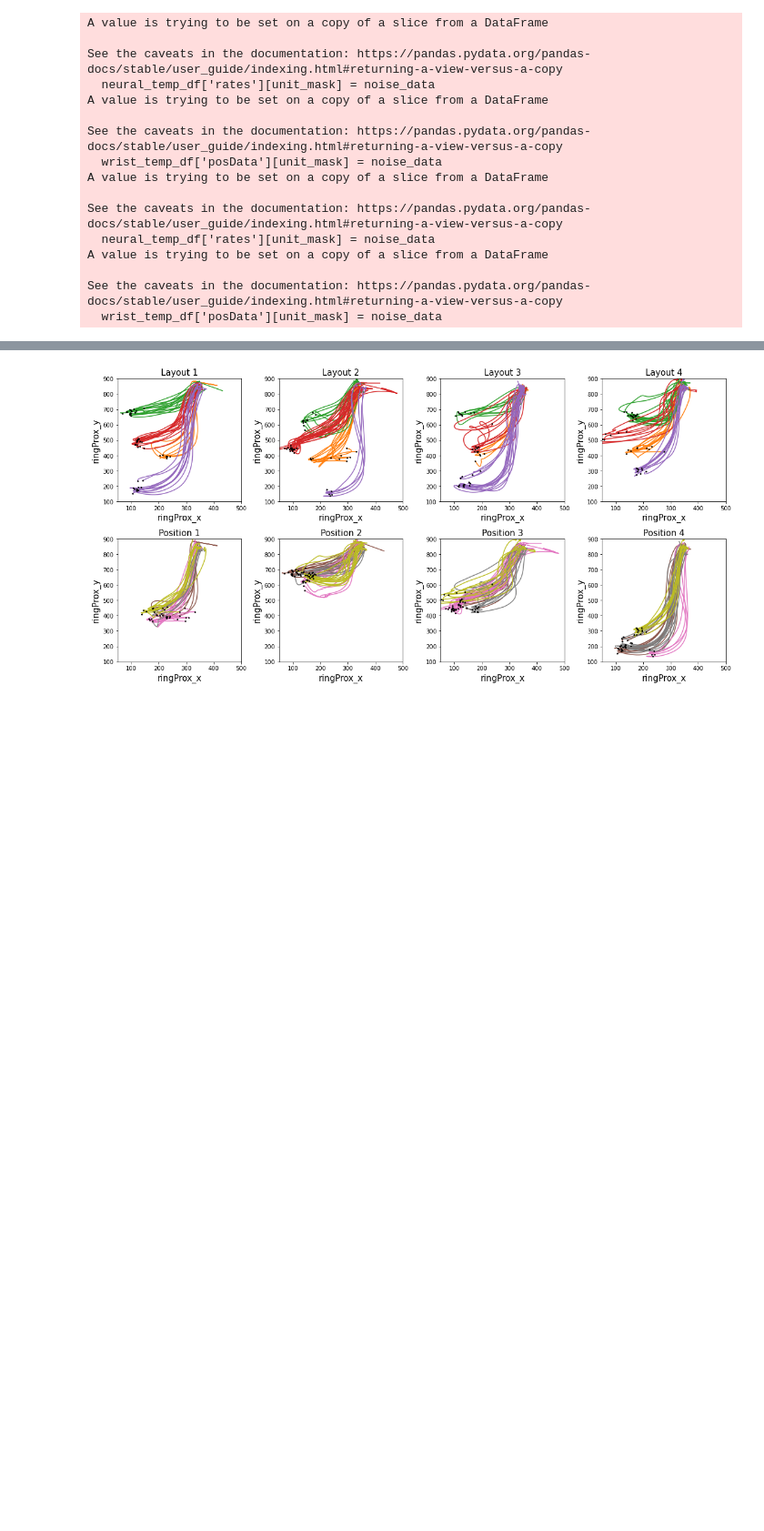
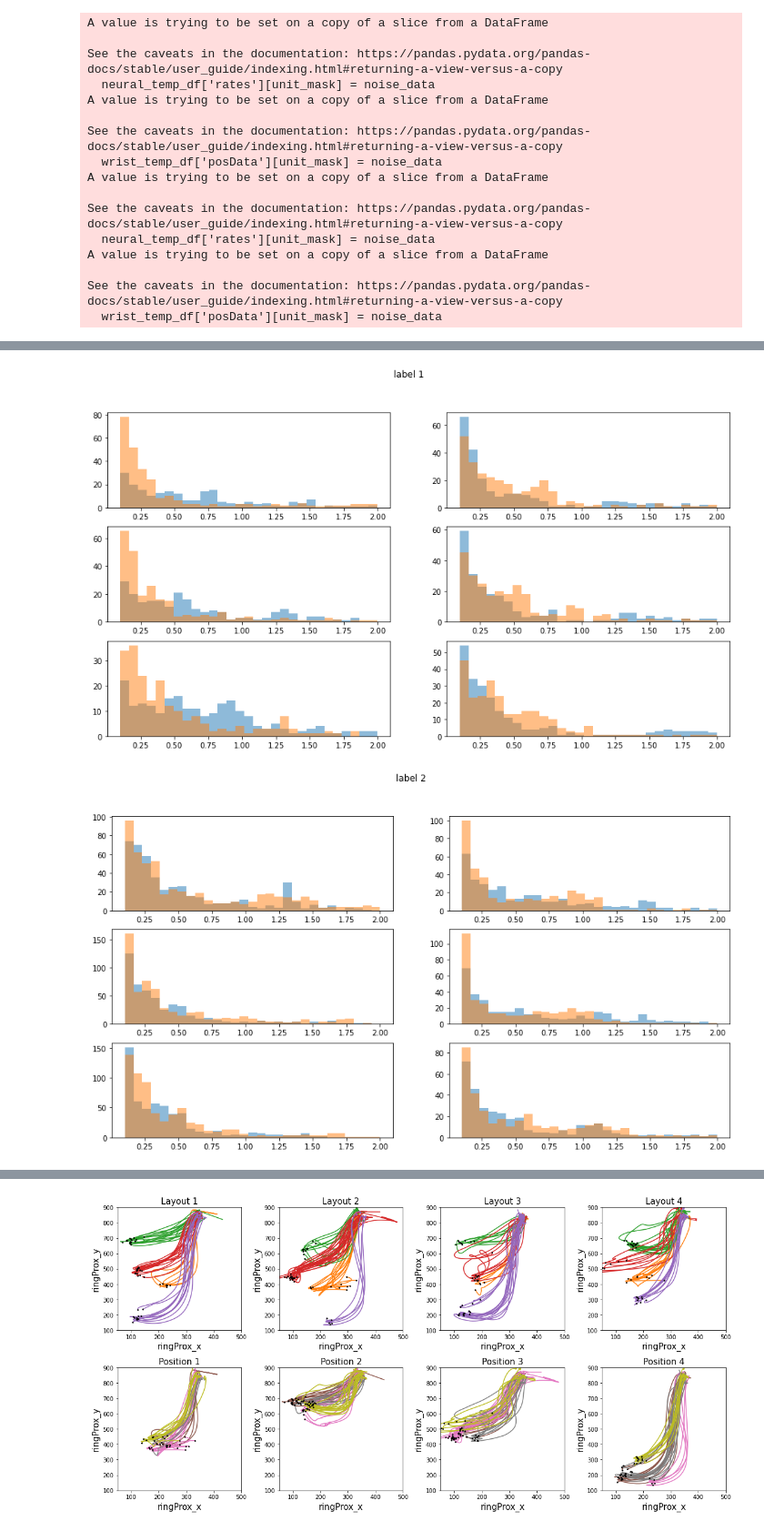
Before and after one commit to ntolley/ncm_2023, a Jupyter notebook: notebooks/num_neuron_sort.ipynb, the cells around one changed output, grey strips where cells are left out. Shown at 91% size. Drawn from its saved outputs; the diff is of its cells as text; code cells hidden in the pictures; blank space fills up the shorter version.

```diff
--- a/notebooks/num_neuron_sort.ipynb
+++ b/notebooks/num_neuron_sort.ipynb
@@ -241,0 +269,23 @@ for mrk_idx in range(6):
+# %%
+for label_idx in range(1,5):
+    label_mask = test_labels == label_idx
+
+    plt.figure(figsize=(15,8))
+    for mrk_idx in range(6):
+        plt.subplot(3,2,mrk_idx+1)
+
+
+        notask_mse = np.square(num_neuron_results_dict[
+            f'num_neuron_20']['rnn']['notask']['test_pred'][label_mask,mrk_idx] - y_test_data[label_mask,mrk_idx])
+        task_mse = np.square(num_neuron_results_dict[
+            f'num_neuron_20']['rnn']['task']['test_pred'][label_mask,mrk_idx] - y_test_data[label_mask,mrk_idx])
+
+
+
+        plt.hist(notask_mse, bins=bins, alpha=0.5)
+        plt.hist(task_mse, bins=bins, alpha=0.5)
+
+        plt.suptitle(f'label {label_idx}')
+# %% [output]
+[figure, added]
+[figure, added]
```
Also changed, not shown: parts of 14 cells of this notebook, 3 other files.
